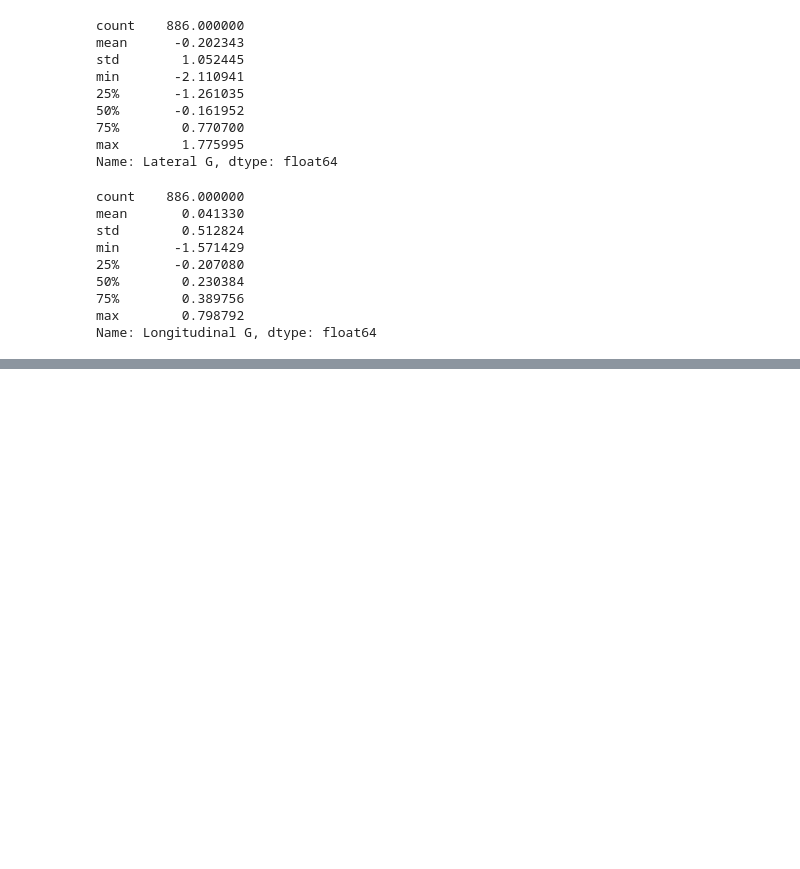
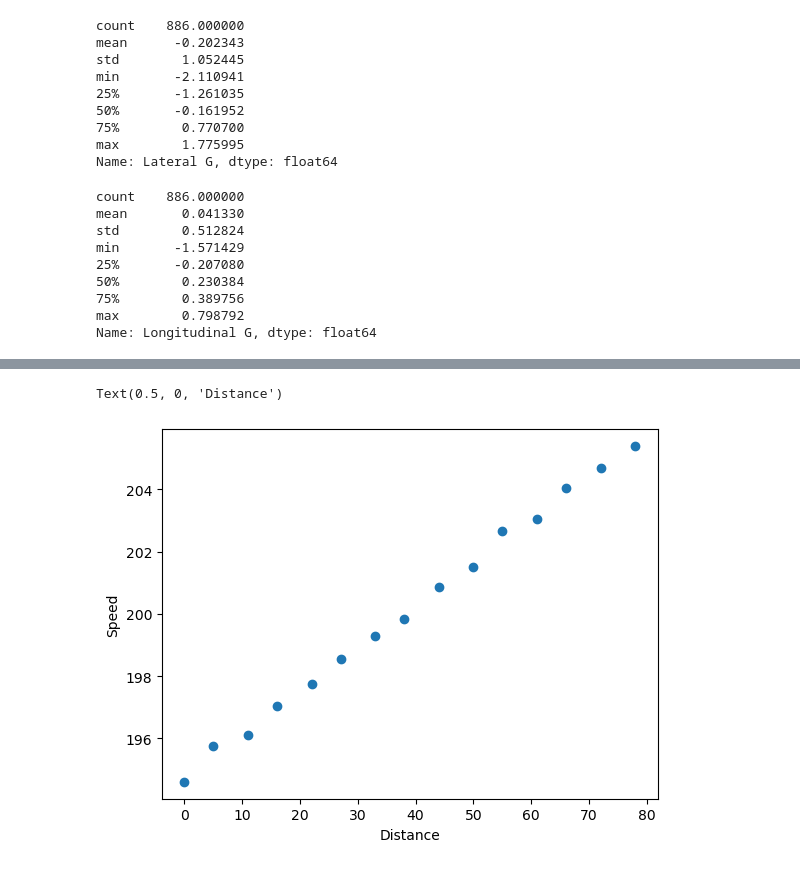
Before and after one commit to matdorneles/vehicle-data, a Jupyter notebook: longitudinal_lateral_accs/weight_transfer.ipynb, the cells around one changed output, grey strips where cells are left out. Drawn from its saved outputs; the diff is of its cells as text; code cells hidden in the pictures; blank space fills up the shorter version.

```diff
--- a/longitudinal_lateral_accs/weight_transfer.ipynb
+++ b/longitudinal_lateral_accs/weight_transfer.ipynb
@@ -59,0 +74,8 @@ Name: Longitudinal G, dtype: float64
+# %%
+# comparing the speed for the distance
+plt.scatter(data=dataset[:15], x='Distance', y='Speed')
+plt.ylabel('Speed')
+plt.xlabel('Distance')
+# %% [output]
+Text(0.5, 0, 'Distance')
+[figure, added]
```
Also changed, not shown: parts of 6 cells of this notebook.
